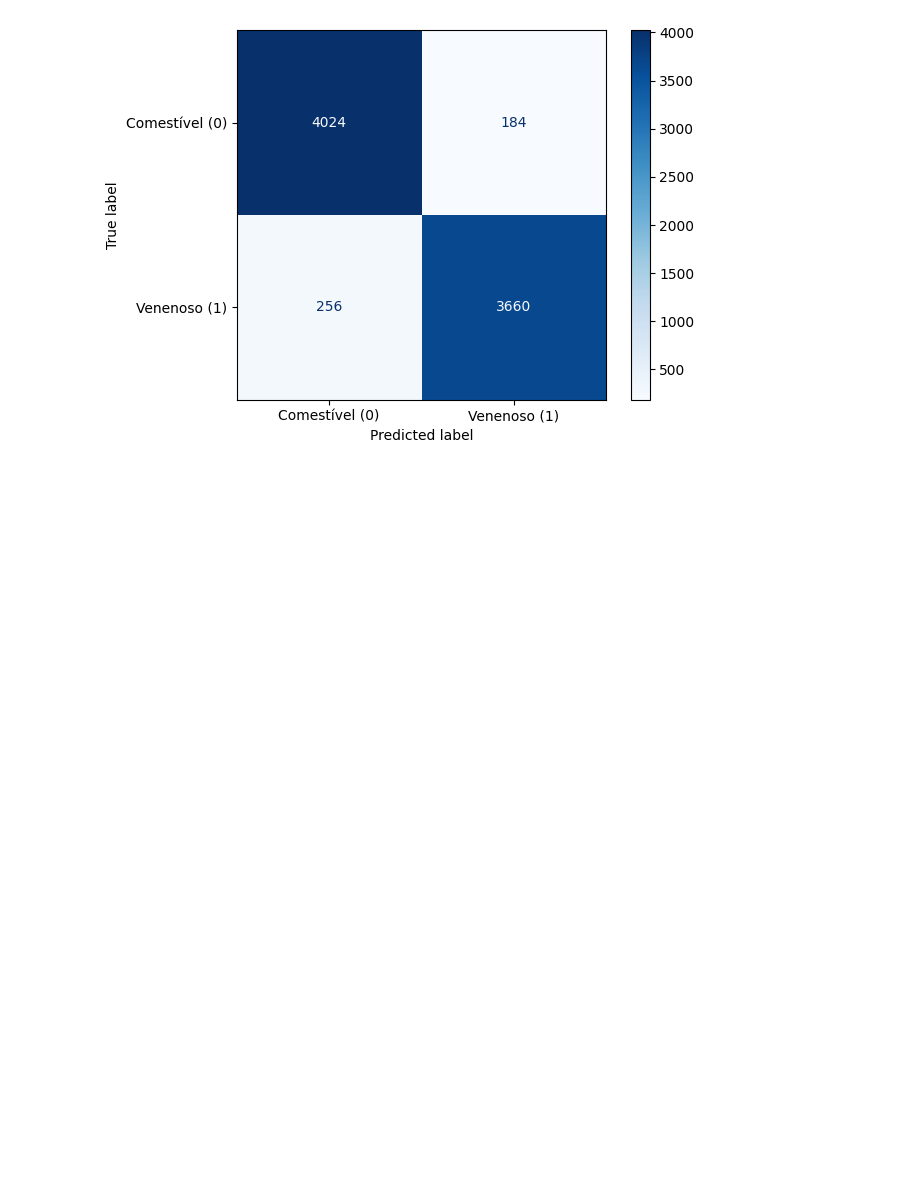
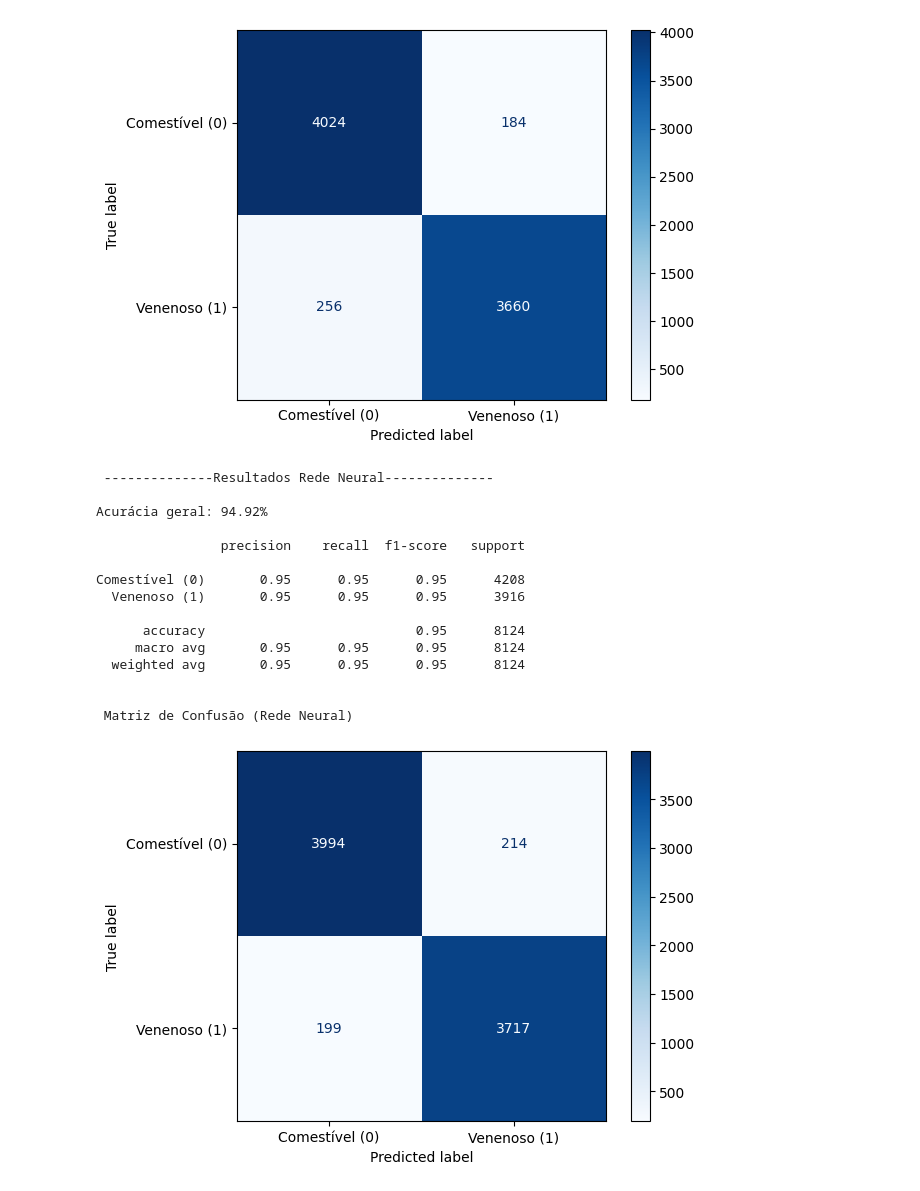
Before and after one commit to IanOtoni/-Mushroom-classification, a Jupyter notebook: Tp-final.ipynb, the cells around one changed output. Cells and saved outputs as stored; diff of their text form; code cells hidden in the pictures; blank space fills up the shorter version.

Commit message:
adicionando rede neural

```diff
--- a/Tp-final.ipynb
+++ b/Tp-final.ipynb
@@ -211,3 +212,38 @@ Comestível (0)       0.94      0.96      0.95      4208
 
 Matriz de Confusão (SVM)
 [figure]
+# %%
+#-------------------Aplicacao da Rede Neural-------------------#
+model_nn     = MLPClassifier(hidden_layer_sizes=(100, 50), max_iter=100, random_state=42)
+y_pred_nn_cv = cross_val_predict(model_nn, X_encoded, y_encoded, cv=k)
+accuracy_nn  = accuracy_score(y_encoded, y_pred_nn_cv)
+#--------------------------------------------------------------#
+
+#---------------------Exibe os resultados---------------------#
+print("\n --------------Resultados Rede Neural-------------- \n")
+print(f"Acurácia geral: {accuracy_nn:.2%} \n")
+print(classification_report(y_encoded, y_pred_nn_cv, target_names=target_names))
+
+print("\n Matriz de Confusão (Rede Neural) \n")
+cm   = confusion_matrix(y_encoded, y_pred_nn_cv)
+disp = ConfusionMatrixDisplay(confusion_matrix=cm, display_labels=target_names)
+disp.plot(cmap=plt.cm.Blues)
+plt.show()
+#--------------------------------------------------------------#
+# %% [output]
+ --------------Resultados Rede Neural--------------
+
+Acurácia geral: 94.92%
+
+                precision    recall  f1-score   support
+
+Comestível (0)       0.95      0.95      0.95      4208
+  Venenoso (1)       0.95      0.95      0.95      3916
+
+      accuracy                           0.95      8124
+     macro avg       0.95      0.95      0.95      8124
+  weighted avg       0.95      0.95      0.95      8124
+
+
+ Matriz de Confusão (Rede Neural)
+[figure, added]
```
Also changed, not shown: parts of 1 cell of this notebook.
